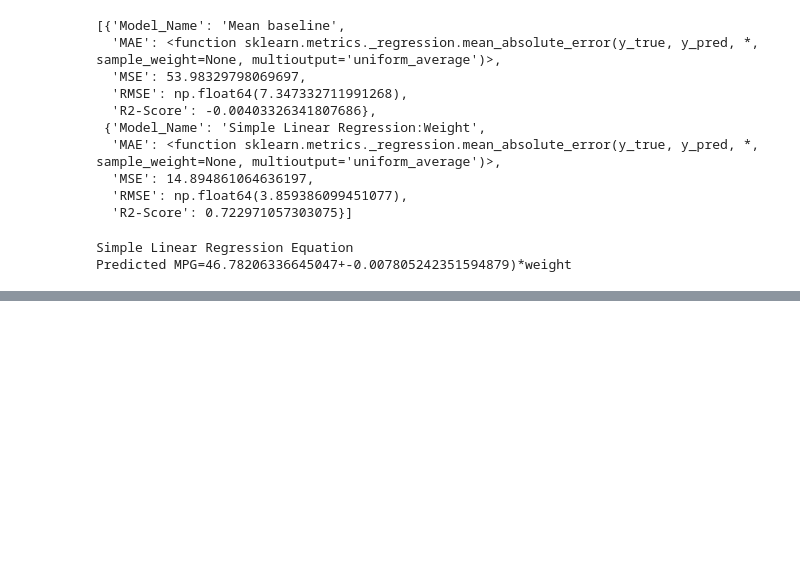
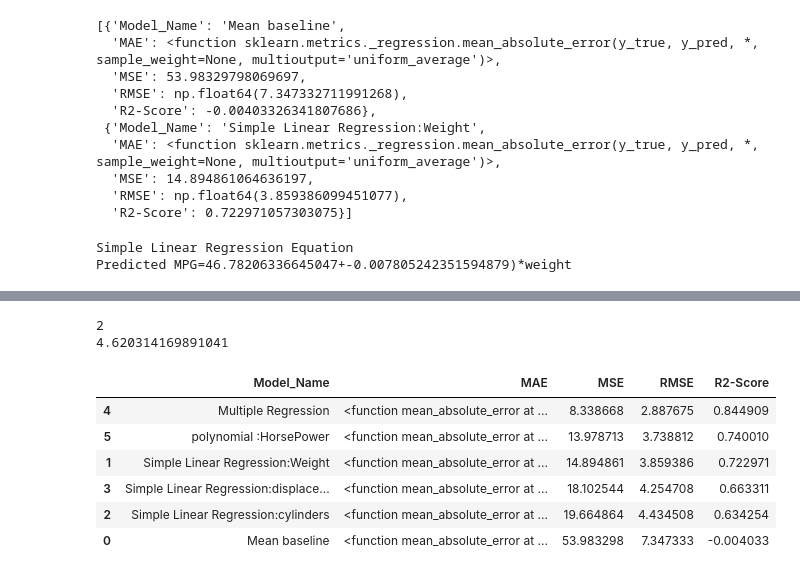
Before and after one commit to modhini-08/SAHE_2026_Workshop, a Jupyter notebook: DAY-2mlworkshop.ipynb, the cells around one changed output, grey strips where cells are left out. Cells and saved outputs as stored; diff of their text form; code cells hidden in the pictures; blank space fills up the shorter version.

Commit message:
Day2Regression

```diff
--- a/DAY-2mlworkshop.ipynb
+++ b/DAY-2mlworkshop.ipynb
@@ -401,0 +518,6 @@ Predicted MPG=46.78206336645047+-0.007805242351594879)*weight
+# %%
+multiple_model=Pipeline(
+    steps=[("prepare",preprocessor),
+           ("model",LinearRegression())]
+)
+multiple_model.fit(X_train,y_train)
@@ -401,0 +540,4 @@ Predicted MPG=46.78206336645047+-0.007805242351594879)*weight
+# %%
+multiple_predictions= multiple_model.predict(X_test)
+results.append(evaluate("Multiple Regression",y_test,multiple_predictions))
+results
@@ -401,0 +576,21 @@ Predicted MPG=46.78206336645047+-0.007805242351594879)*weight
+# %%
+#step9:Polynomial Regression
+#it forms a curvilinear relationship
+polynomial_model=Pipeline(
+    steps=[("imputer",SimpleImputer(strategy="median")),
+           ("polynomial",PolynomialFeatures(include_bias=False)),
+           ("model",LinearRegression())])
+#olynomial_model
+#selecting the polynomial degree
+degree_search=GridSearchCV(
+    polynomial_model,
+    param_grid={'polynomial__degree':[1,2,3,4,5]},
+    scoring="neg_mean_squared_error",
+    cv=5)
+# %%
+degree_search.fit(X_train[['horsepower']],y_train)
+polynomial_predictions=degree_search.predict(X_test[['horsepower']])
+results.append(evaluate("polynomial :HorsePower",
+               y_test,
+               polynomial_predictions))
+results
@@ -401,0 +615,21 @@ Predicted MPG=46.78206336645047+-0.007805242351594879)*weight
+# %%
+#findout the best degree (GridSearch CrossValidation
+best_degree=degree_search.best_params_['polynomial__degree']
+cv_rmse=np.sqrt(-degree_search.best_score_)
+print(best_degree)
+print(cv_rmse)
+# %% [output]
+2
+4.620314169891041
+# %%
+#finally we will print the results
+results=pd.DataFrame(results).sort_values("RMSE")
+results
+# %% [output]
+|  | Model_Name | MAE | MSE | RMSE | R2-Score |
+| 4 | Multiple Regression | <function mean_absolute_error at ... | 8.338668 | 2.887675 | 0.844909 |
+| 5 | polynomial :HorsePower | <function mean_absolute_error at ... | 13.978713 | 3.738812 | 0.740010 |
+| 1 | Simple Linear Regression:Weight | <function mean_absolute_error at ... | 14.894861 | 3.859386 | 0.722971 |
+| 3 | Simple Linear Regression:displace... | <function mean_absolute_error at ... | 18.102544 | 4.254708 | 0.663311 |
+| 2 | Simple Linear Regression:cylinders | <function mean_absolute_error at ... | 19.664864 | 4.434508 | 0.634254 |
+| 0 | Mean baseline | <function mean_absolute_error at ... | 53.983298 | 7.347333 | -0.004033 |
```
Also changed, not shown: parts of 13 cells of this notebook.
